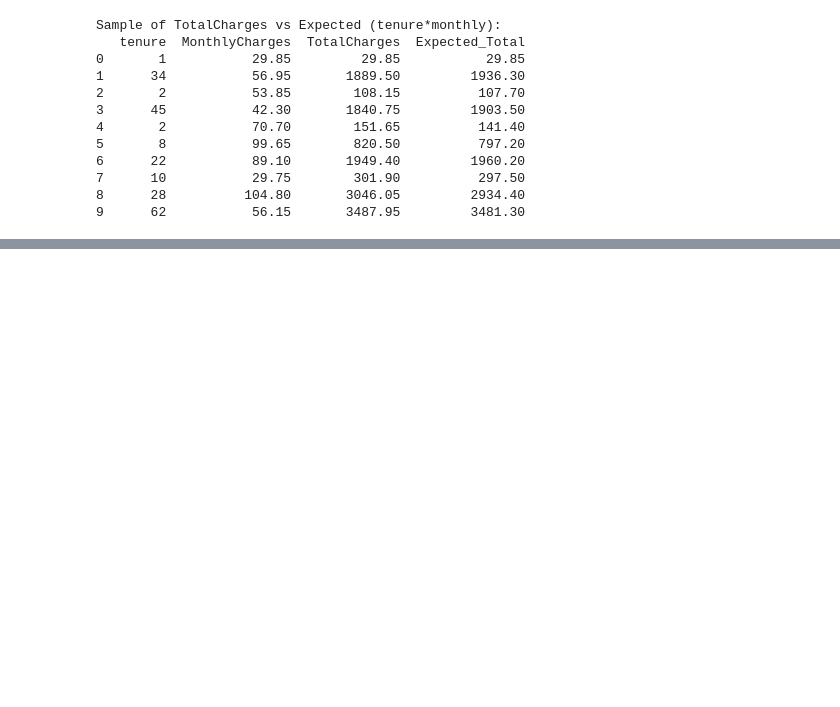
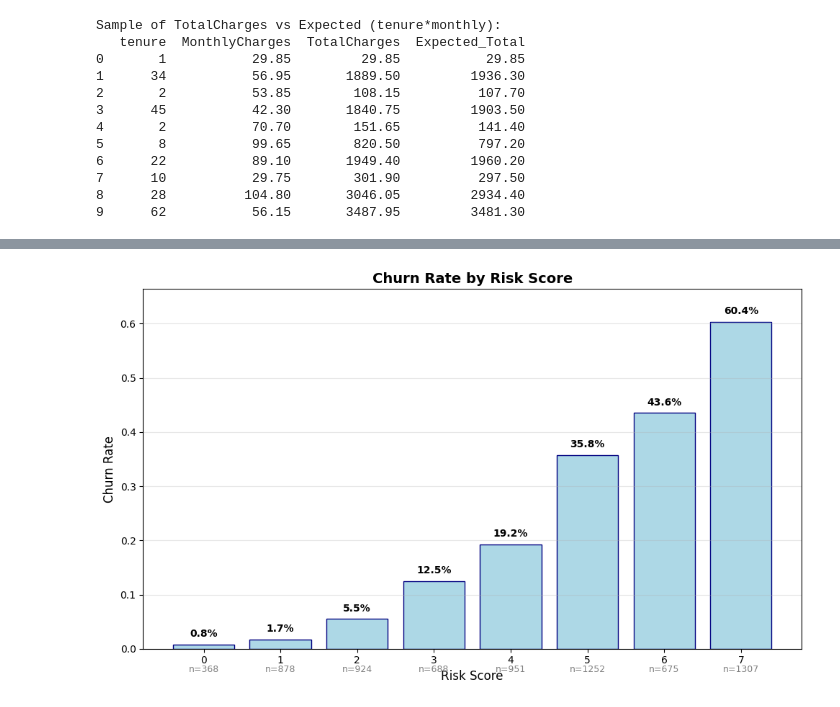
Before and after one commit to markalerret/Portfolio, a Jupyter notebook: churn_prediction/notebooks/churn_analysis.ipynb, the cells around one changed output, grey strips where cells are left out. Saved outputs shown, nothing was run; the diff lists cells and outputs as text; code cells hidden in the pictures; blank space fills up the shorter version.

```diff
--- a/churn_prediction/notebooks/churn_analysis.ipynb
+++ b/churn_prediction/notebooks/churn_analysis.ipynb
@@ -198,0 +650,79 @@ Sample of TotalCharges vs Expected (tenure*monthly):
+# %%
+ # Create risk score based on your findings
+def calculate_risk_score(row):
+    score = 0
+
+    # Contract risk (biggest factor)
+    if row['Contract'] == 'Month-to-month':
+        score += 3
+    elif row['Contract'] == 'One year':
+        score += 1
+    # Two year gets 0
+
+    # Payment method risk
+    if row['PaymentMethod'] == 'Electronic check':
+        score += 2
+    elif row['PaymentMethod'] == 'Mailed check':
+        score += 1
+    # Automatic methods get 0
+
+    # Service type risk
+    if row['InternetService'] == 'Fiber optic':
+        score += 2
+    elif row['InternetService'] == 'DSL':
+        score += 1
+    # No internet gets 0
+
+    return score
+
+data['RiskScore'] = data.apply(calculate_risk_score, axis=1)
+
+# Analyze churn by risk score
+print("Churn rate by Risk Score:")
+risk_churn = data.groupby('RiskScore')['Churn'].apply(lambda x: (x == 'Yes').mean())
+print(risk_churn)
+
+ # How many customers fall into each risk category?
+print("\nRisk Score distribution:")
+print(data['RiskScore'].value_counts().sort_index())
+
+# What's the profile of highest risk customers?
+print("\nHighest risk customers (score 6-7):")
+high_risk = data[data['RiskScore'] >= 6]
+print(f"Count: {len(high_risk)}")
+print(f"Churn rate: {(high_risk['Churn'] == 'Yes').mean():.1%}")
+
+ # Create bar chart of risk scores vs churn rates
+plt.figure(figsize=(10, 6))
+
+# Calculate churn rates by risk score
+risk_churn = data.groupby('RiskScore')['Churn'].apply(lambda x: (x == 'Yes').mean())
+
+# Create the bar chart
+bars = plt.bar(risk_churn.index, risk_churn.values, color='lightblue', edgecolor='navy')
+
+# Add percentage labels on top of bars
+for i, (score, rate) in enumerate(risk_churn.items()):
+    plt.text(score, rate + 0.01, f'{rate:.1%}', ha='center', va='bottom', fontweight='bold')
+
+plt.title('Churn Rate by Risk Score', fontsize=14, fontweight='bold')
+plt.xlabel('Risk Score', fontsize=12)
+plt.ylabel('Churn Rate', fontsize=12)
+plt.ylim(0, max(risk_churn.values) * 1.1)  # Give some space above highest bar
+plt.grid(axis='y', alpha=0.3)
+
+# Add risk score count as secondary info
+for score in risk_churn.index:
+    count = data[data['RiskScore'] == score].shape[0]
+    plt.text(score, -0.03, f'n={count}', ha='center', va='top', fontsize=9, color='gray')
+
+plt.tight_layout()
+plt.show()
+
+# Print the data for reference
+print("Risk Score Analysis:")
+for score in sorted(risk_churn.index):
+    count = data[data['RiskScore'] == score].shape[0]
+    rate = risk_churn[score]
+    print(f"Score {score}: {rate:.1%} churn rate ({count} customers)")
+# %% [output]
@@ -198,0 +746 @@ Sample of TotalCharges vs Expected (tenure*monthly):
+[figure, added]
```
Also changed, not shown: parts of 17 cells of this notebook.
